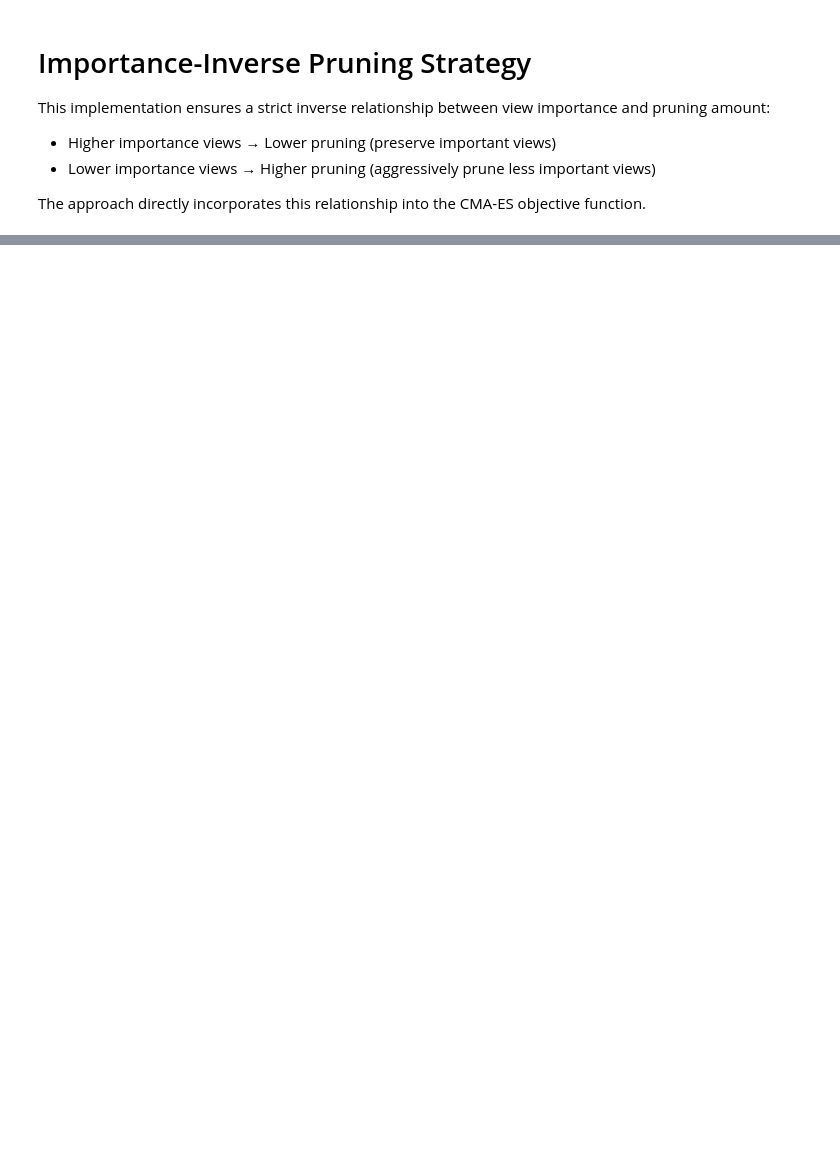
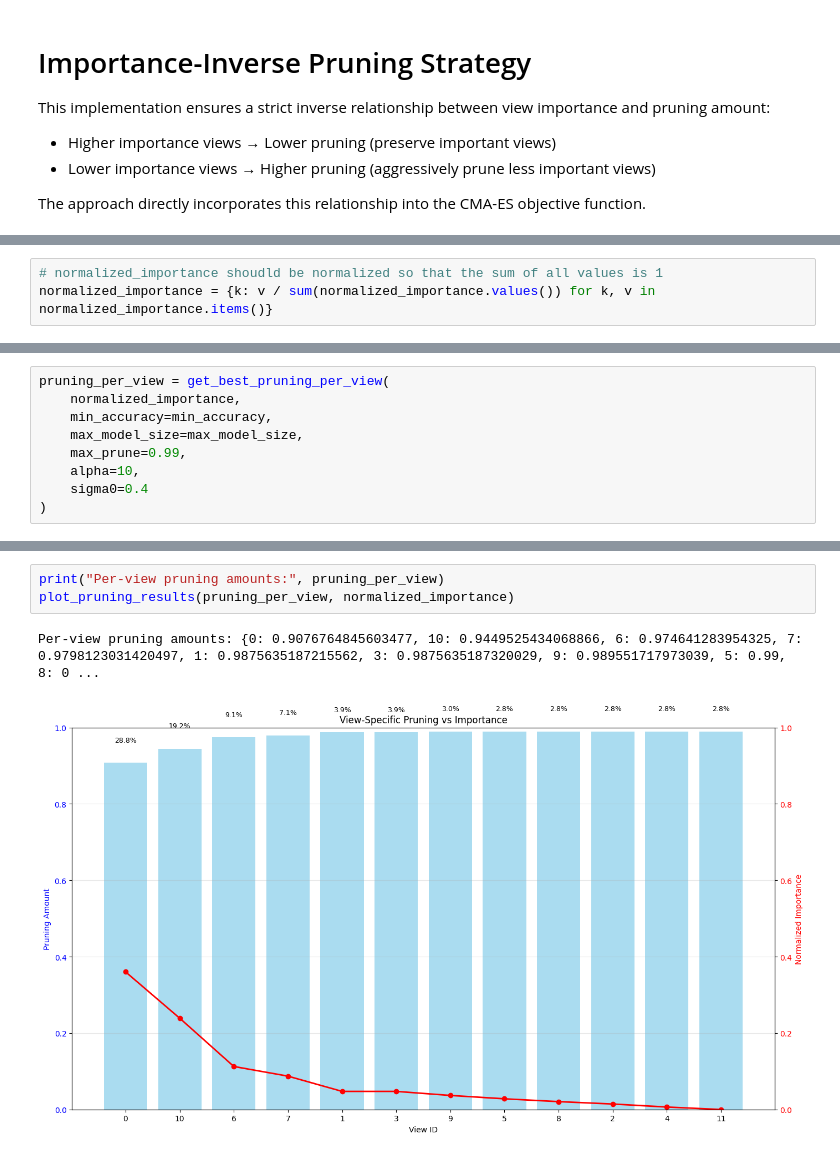
Before and after one commit to mahadevxo/DDNN-Working, a Jupyter notebook: src/pruning/taylor_series/better-pruning/mvcnn-results-reg-fit.ipynb, the cells around one changed output, grey strips where cells are left out. Saved outputs shown, nothing was run; the diff lists cells and outputs as text; blank space fills up the shorter version.

```diff
--- a/src/pruning/taylor_series/better-pruning/mvcnn-results-reg-fit.ipynb
+++ b/src/pruning/taylor_series/better-pruning/mvcnn-results-reg-fit.ipynb
@@ -606,0 +718,3 @@ R²: 1.0000
+# %%
+# normalized_importance shoudld be normalized so that the sum of all values is 1
+normalized_importance = {k: v / sum(normalized_importance.values()) for k, v in normalized_importance.items()}
@@ -606,0 +780,9 @@ R²: 1.0000
+# %%
+pruning_per_view = get_best_pruning_per_view(
+    normalized_importance,
+    min_accuracy=min_accuracy,
+    max_model_size=max_model_size,
+    max_prune=0.99,
+    alpha=10,
+    sigma0=0.4
+)
@@ -606,0 +807,6 @@ R²: 1.0000
+# %%
+print("Per-view pruning amounts:", pruning_per_view)
+plot_pruning_results(pruning_per_view, normalized_importance)
+# %% [output]
+Per-view pruning amounts: {0: 0.9076764845603477, 10: 0.9449525434068866, 6: 0.974641283954325, 7: 0.9798123031420497, 1: 0.9875635187215562, 3: 0.9875635187320029, 9: 0.989551717973039, 5: 0.99, 8: 0 ...
+[figure, added]
```
Also changed, not shown: parts of 27 cells of this notebook, 5 other files.
